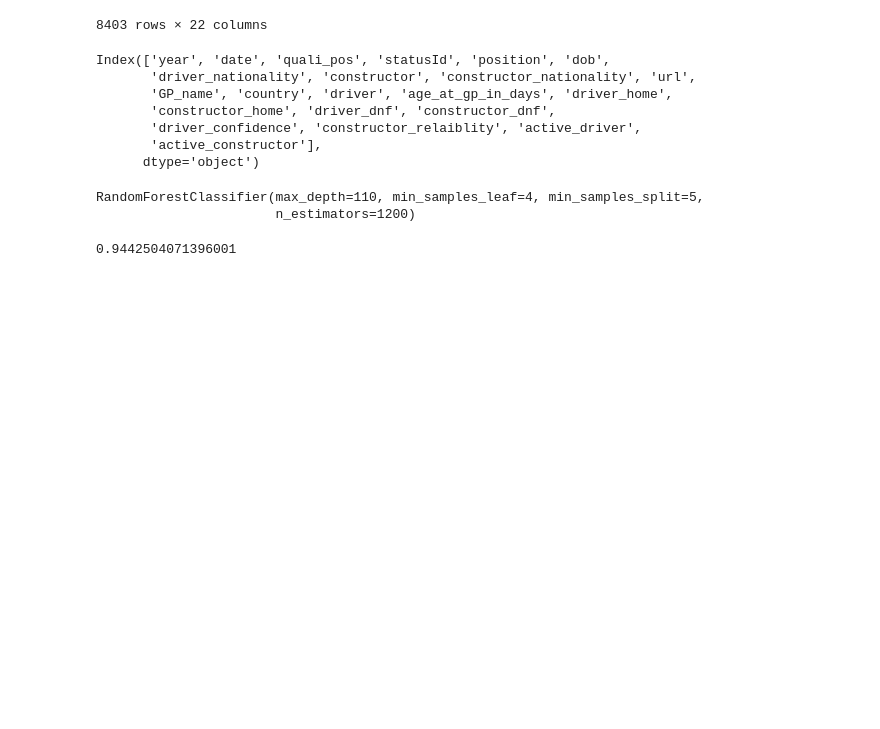
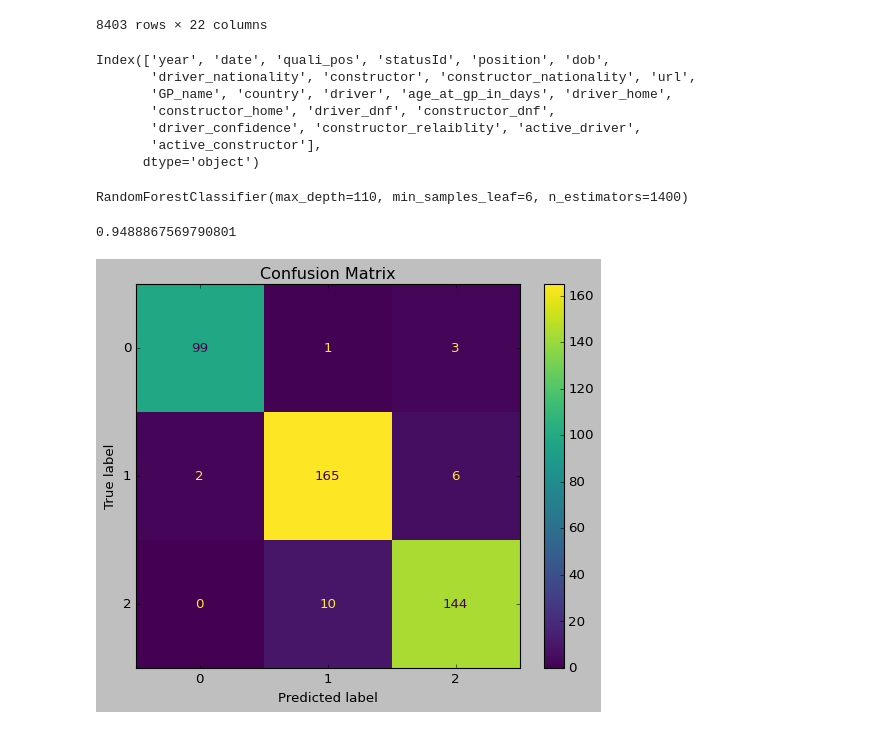
Before and after one commit to VladShulg/f1-predictor-classifier, a Jupyter notebook: main.ipynb, the cells around one changed output. Cells and saved outputs as stored; diff of their text form; code cells hidden in the pictures; blank space fills up the shorter version.

```diff
--- a/main.ipynb
+++ b/main.ipynb
@@ -662,9 +676,6 @@ Traceback (most recent call last):
 # %%
-rf = RandomForestClassifier(n_estimators=1200,min_samples_split=5,min_samples_leaf=4,max_features='sqrt',max_depth=110,bootstrap=True)
-# kf = StratifiedKFold(n_splits=10,random_state=None,shuffle=False)
-# for train_index,test_index in kf.split(X,y):
-#     X_train,X_test = X.iloc[train_index],X.iloc[test_index]
-#     y_train,y_test = y.iloc[train_index],y.iloc[test_index]
+rf = RandomForestClassifier(n_estimators=1400,min_samples_split=2,min_samples_leaf=6,max_features='sqrt',max_depth=110,bootstrap=True)
+
 from sklearn.model_selection import train_test_split
 X_train, X_test, y_train, y_test = train_test_split(X, y, test_size=0.2, random_state=42)
 # %%
@@ -758,12 +769,19 @@ Index(['year', 'date', 'quali_pos', 'statusId', 'position', 'dob',
 # %%
 rf.fit(X_train,y_train)
 # %% [output]
-RandomForestClassifier(max_depth=110, min_samples_leaf=4, min_samples_split=5,
-                       n_estimators=1200)
+RandomForestClassifier(max_depth=110, min_samples_leaf=6, n_estimators=1400)
 # %%
 prediction = rf.predict(X_test)
 # %%
-from sklearn.metrics import f1_score
 f1_score(y_test, prediction, average='weighted')
 # %% [output]
-0.9442504071396001
+0.9488867569790801
+# %%
+cm = confusion_matrix(y_test, prediction)
+display = ConfusionMatrixDisplay(confusion_matrix=cm)
+
+display.plot()
+plt.title('Confusion Matrix')
+plt.show()
+# %% [output]
+[figure, added]
```
Also changed, not shown: parts of 7 cells of this notebook, 1 other file.
